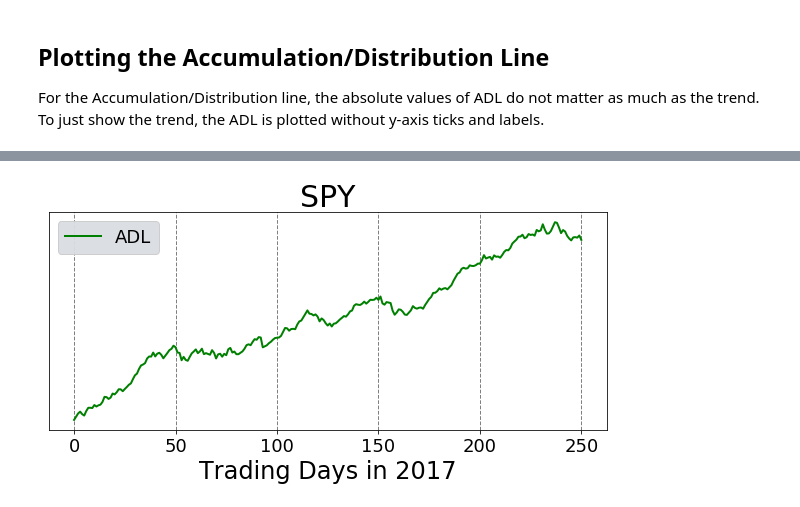
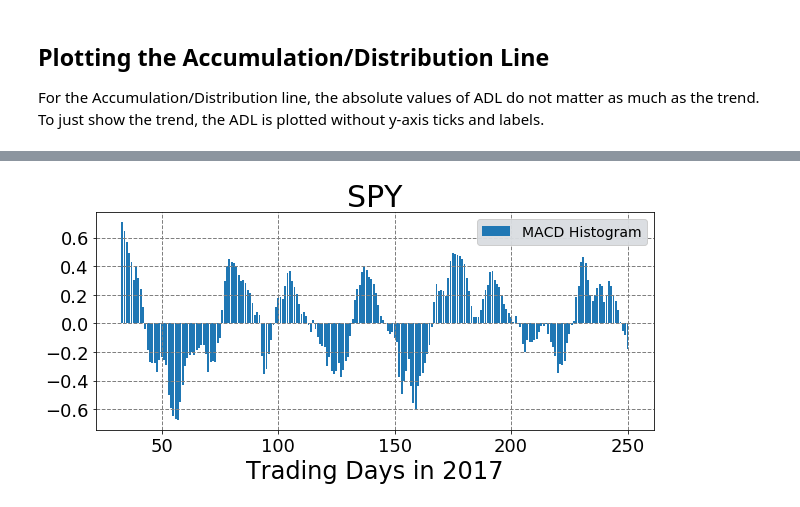
Before and after one commit to mzyates/techindicators, a Jupyter notebook: example_notebook.ipynb, the cells around one changed output, grey strips where cells are left out. Saved outputs shown, nothing was run; the diff lists cells and outputs as text; code cells hidden in the pictures.

Commit message:
Added MACD calculation and plots.

```diff
--- a/example_notebook.ipynb
+++ b/example_notebook.ipynb
@@ -97,0 +118,4 @@ For the Accumulation/Distribution line, the absolute values of ADL do not matter
+# %%
+macd_line_sd = macd(sd_close,12,26,9)[0]
+macd_signal_sd = macd(sd_close,12,26,9)[1]
+macd_histogram_sd = macd_line_sd[len(macd_line_sd)-len(macd_signal_sd):]-macd_signal_sd
@@ -98,16 +138,15 @@ For the Accumulation/Distribution line, the absolute values of ADL do not matter
 # %%
 tradedays = np.arange(len(sd_close))
 # plot daily closing price of SPY along with 50-day SMA, 20-day EMA, and KAMA
 fig, ax = plt.subplots(figsize=(10,4))
-ax.plot(tradedays,adl_sd,color='green',lw=2,label="ADL")
+ax.bar(tradedays[len(tradedays)-len(macd_histogram_sd):],macd_histogram_sd,label="MACD Histogram")
 ax.set_title(ticker,fontsize=30)
-ax.set_yticks([])
 ax.set_xlabel('Trading Days in 2017',fontsize=24)
 ax.set_ylabel('',fontsize=24)
-ax.legend(loc='best', frameon=True, fancybox=True, framealpha=0.95, fontsize=18, facecolor='#D9DDE1')
+ax.legend(loc='best', frameon=True, fancybox=True, framealpha=0.95, fontsize=14, facecolor='#D9DDE1')
 ax.grid(color='gray', linestyle='--', linewidth=1)
 plt.yticks(fontsize=18)
 plt.xticks(fontsize=18)
 plt.show()
 # %% [output]
-[figure, old version]
+[figure, new version]
```
Also changed, not shown: parts of 5 cells of this notebook.
